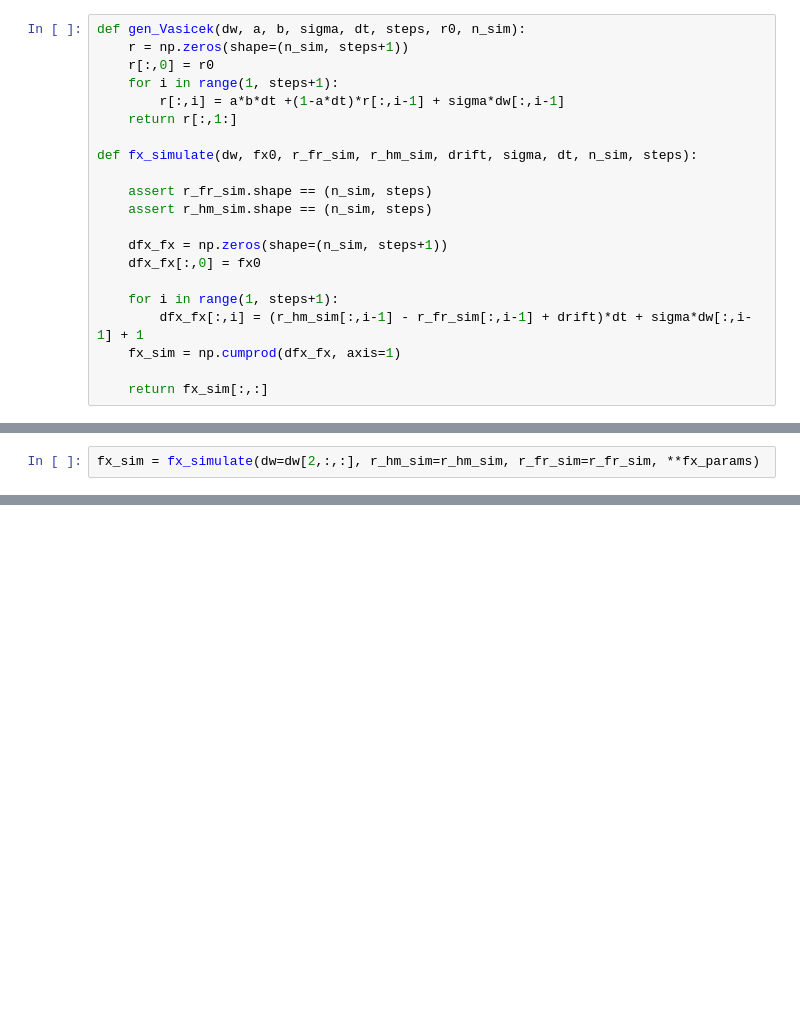
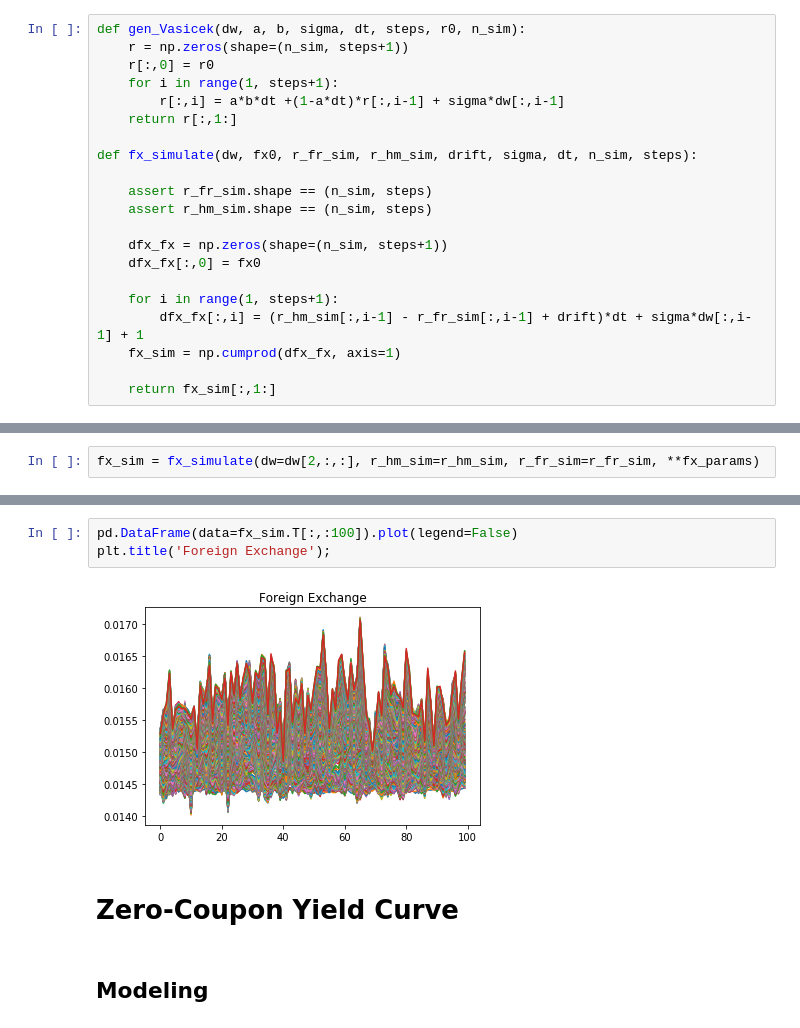
Before and after one commit to RomanovIV/hse_home_projects, a Jupyter notebook: swap_fwd_opt.ipynb, the cells around one changed output, grey strips where cells are left out. Drawn from its saved outputs; the diff is of its cells as text; blank space fills up the shorter version.

```diff
--- a/swap_fwd_opt.ipynb
+++ b/swap_fwd_opt.ipynb
@@ -66,7 +77,7 @@ def fx_simulate(dw, fx0, r_fr_sim, r_hm_sim, drift, sigma, dt, n_sim, steps):
         dfx_fx[:,i] = (r_hm_sim[:,i-1] - r_fr_sim[:,i-1] + drift)*dt + sigma*dw[:,i-1] + 1
     fx_sim = np.cumprod(dfx_fx, axis=1)
 
-    return fx_sim[:,:]
+    return fx_sim[:,1:]
 # %%
 fx_start = 1/69.4706 # на 30.12.2018
 dt=1/252
@@ -179,0 +110,9 @@ for step in range(steps):
+# %%
+pd.DataFrame(data=fx_sim.T[:,:100]).plot(legend=False)
+plt.title('Foreign Exchange');
+# %% [output]
+[figure, added]
+# %% [markdown]
+# Zero-Coupon Yield Curve
+# %% [markdown]
+## Modeling
```
Also changed, not shown: parts of 49 cells of this notebook.
